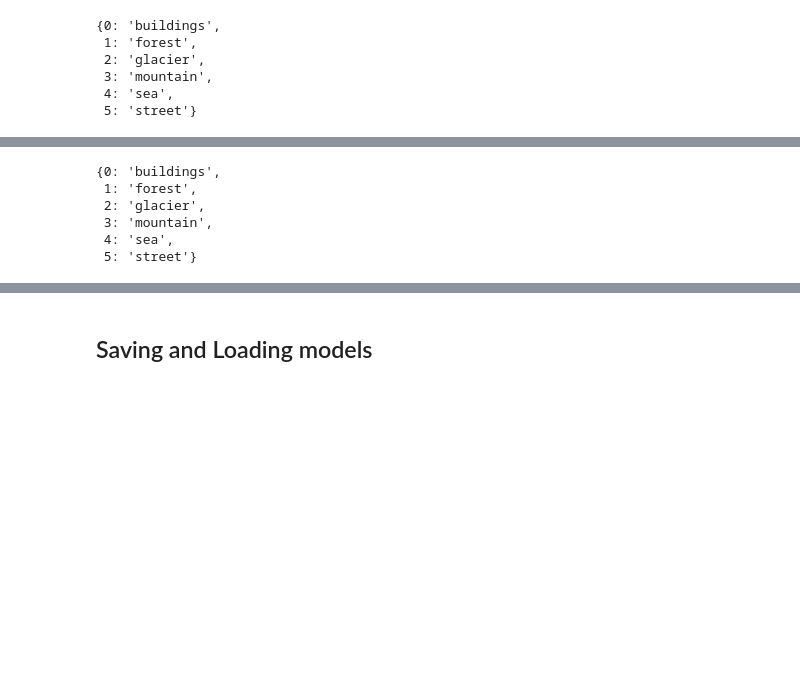
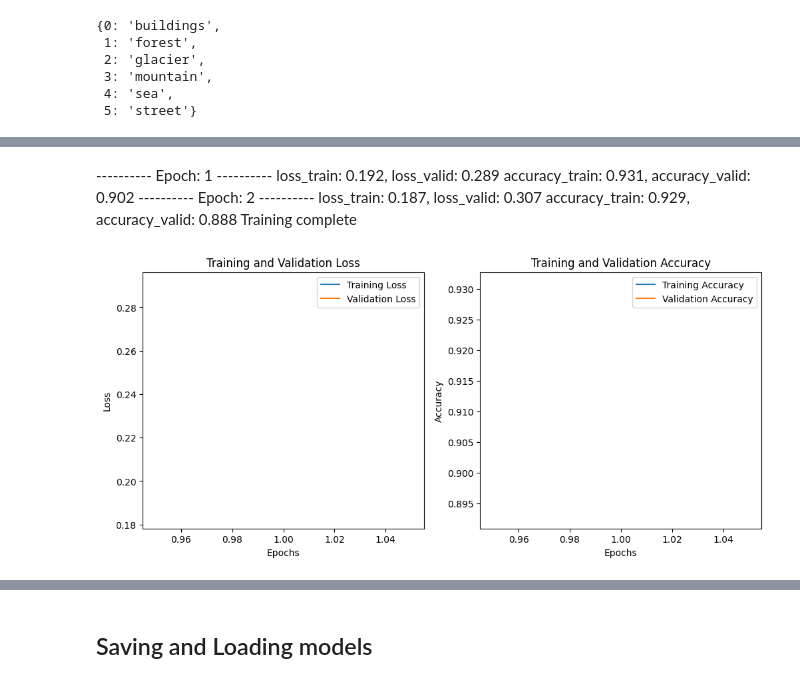
Before and after one commit to DmitriChe/elb3.1proj, a Jupyter notebook: notebooks/IIC_ResNet50_08_05_project.ipynb, the cells around one changed output, grey strips where cells are left out. Cells and saved outputs as stored; diff of their text form; code cells hidden in the pictures; blank space fills up the shorter version.

```diff
--- a/notebooks/IIC_ResNet50_08_05_project.ipynb
+++ b/notebooks/IIC_ResNet50_08_05_project.ipynb
@@ -245,9 +226,34 @@ Epoch: 2  loss_train: 0.533, loss_valid: 0.357
-# %%
-idx2class
-# %% [output]
-{0: 'buildings',
- 1: 'forest',
- 2: 'glacier',
- 3: 'mountain',
- 4: 'sea',
- 5: 'street'}
+# %% [markdown]
+---------- Epoch: 1 ----------
+loss_train: 0.192, loss_valid: 0.289
+accuracy_train: 0.931, accuracy_valid: 0.902
+---------- Epoch: 2 ----------
+loss_train: 0.187, loss_valid: 0.307
+accuracy_train: 0.929, accuracy_valid: 0.888
+Training complete
+# %%
+epochs = range(1, len(train_epoch_acc) + 1)
+
+plt.figure(figsize=(12, 5))
+
+# График Loss
+plt.subplot(1, 2, 1)
+plt.plot(epochs, train_epoch_losses, label='Training Loss')
+plt.plot(epochs, valid_epoch_losses, label='Validation Loss')
+plt.xlabel('Epochs')
+plt.ylabel('Loss')
+plt.title('Training and Validation Loss')
+plt.legend()
+
+# График Accuracy
+plt.subplot(1, 2, 2)
+plt.plot(epochs, train_epoch_acc, label='Training Accuracy')
+plt.plot(epochs, valid_epoch_acc, label='Validation Accuracy')
+plt.xlabel('Epochs')
+plt.ylabel('Accuracy')
+plt.title('Training and Validation Accuracy')
+plt.legend()
+
+plt.show()
+# %% [output]
+[figure, added]
```
Also changed, not shown: parts of 21 cells of this notebook.
